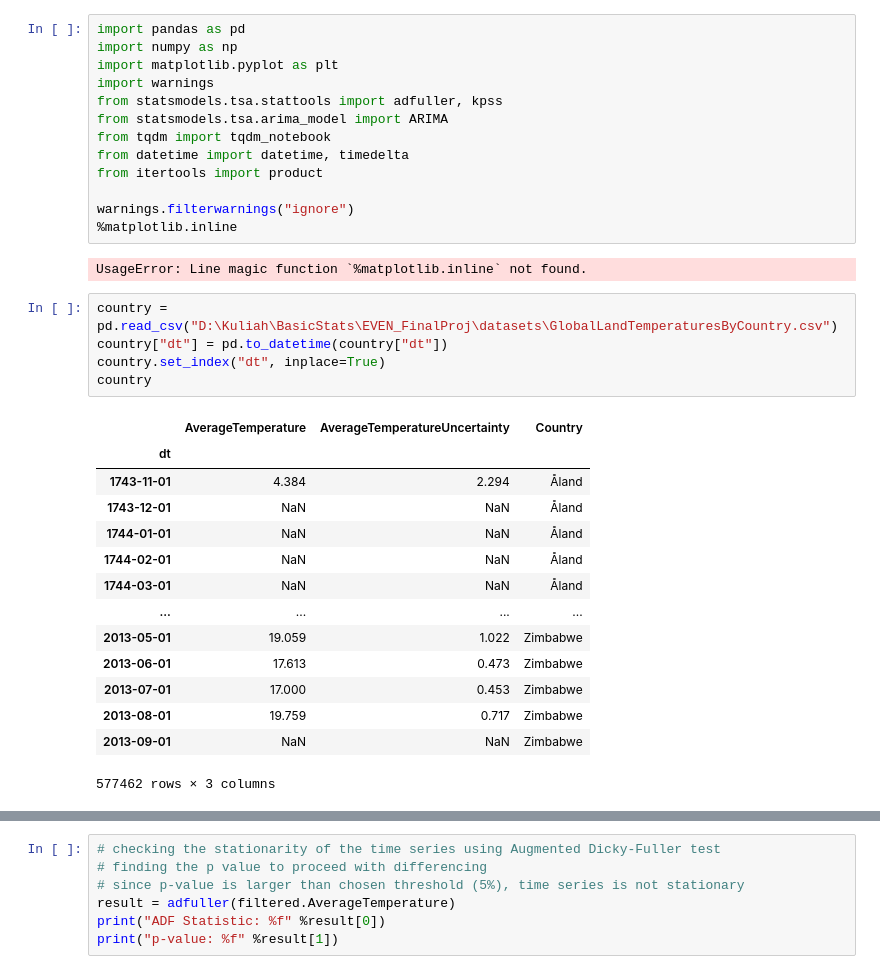
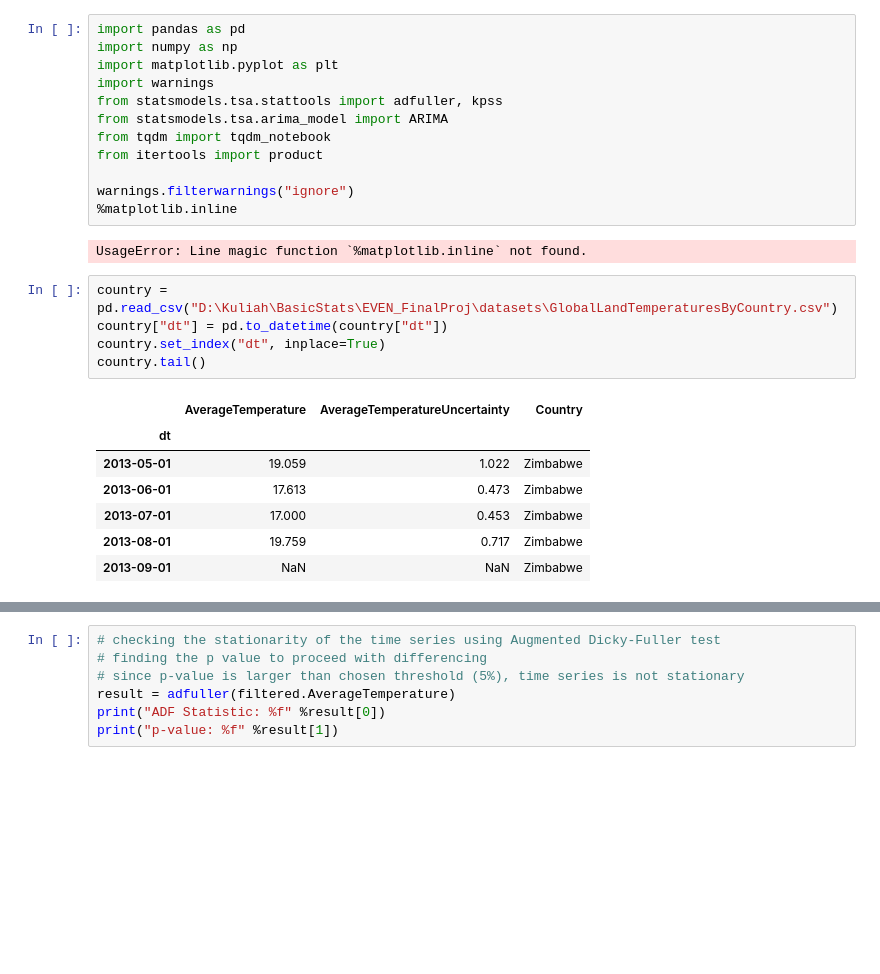
Before and after one commit to EdwardMatthew/Climate-Forecasting, a Jupyter notebook: Analysis/averageTempTrend.ipynb, the cells around one changed output, grey strips where cells are left out. Saved outputs shown, nothing was run; the diff lists cells and outputs as text; blank space fills up the shorter version.

```diff
--- a/Analysis/averageTempTrend.ipynb
+++ b/Analysis/averageTempTrend.ipynb
@@ -6,7 +6,6 @@ import warnings
 from statsmodels.tsa.stattools import adfuller, kpss
 from statsmodels.tsa.arima_model import ARIMA
 from tqdm import tqdm_notebook
-from datetime import datetime, timedelta
 from itertools import product
 
 warnings.filterwarnings("ignore")
@@ -16,23 +15,16 @@ UsageError: Line magic function `%matplotlib.inline` not found.
 # %%
 country = pd.read_csv("D:\Kuliah\BasicStats\EVEN_FinalProj\datasets\GlobalLandTemperaturesByCountry.csv")
 country["dt"] = pd.to_datetime(country["dt"])
 country.set_index("dt", inplace=True)
-country
+country.tail()
 # %% [output]
 |  | AverageTemperature | AverageTemperatureUncertainty | Country |
 | dt |  |  |  |
-| 1743-11-01 | 4.384 | 2.294 | Åland |
-| 1743-12-01 | NaN | NaN | Åland |
-| 1744-01-01 | NaN | NaN | Åland |
-| 1744-02-01 | NaN | NaN | Åland |
-| 1744-03-01 | NaN | NaN | Åland |
-| ... | ... | ... | ... |
 | 2013-05-01 | 19.059 | 1.022 | Zimbabwe |
 | 2013-06-01 | 17.613 | 0.473 | Zimbabwe |
 | 2013-07-01 | 17.000 | 0.453 | Zimbabwe |
 | 2013-08-01 | 19.759 | 0.717 | Zimbabwe |
 | 2013-09-01 | NaN | NaN | Zimbabwe |
-577462 rows × 3 columns
 # %%
 # filtering the dataframe to show only Indonesia
 indo = country.copy()
```
Also changed, not shown: parts of 7 cells of this notebook, 2 other files.
